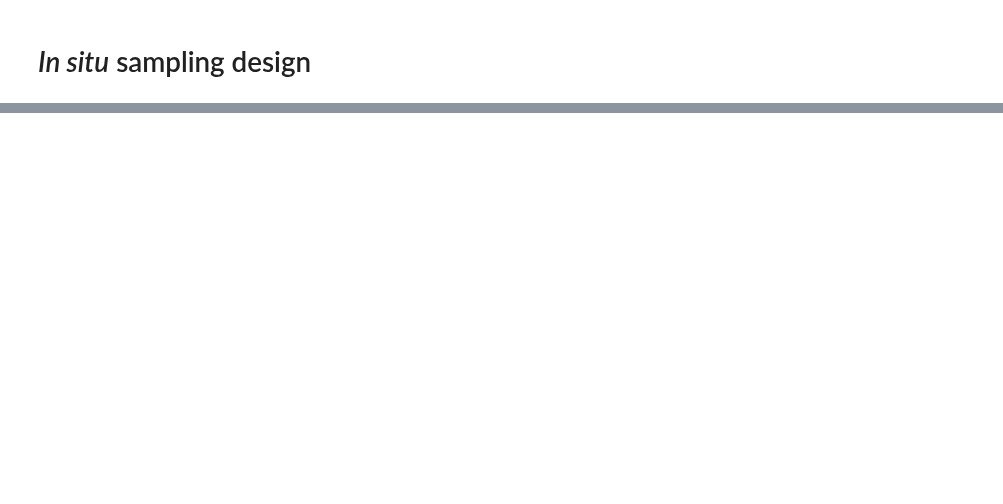
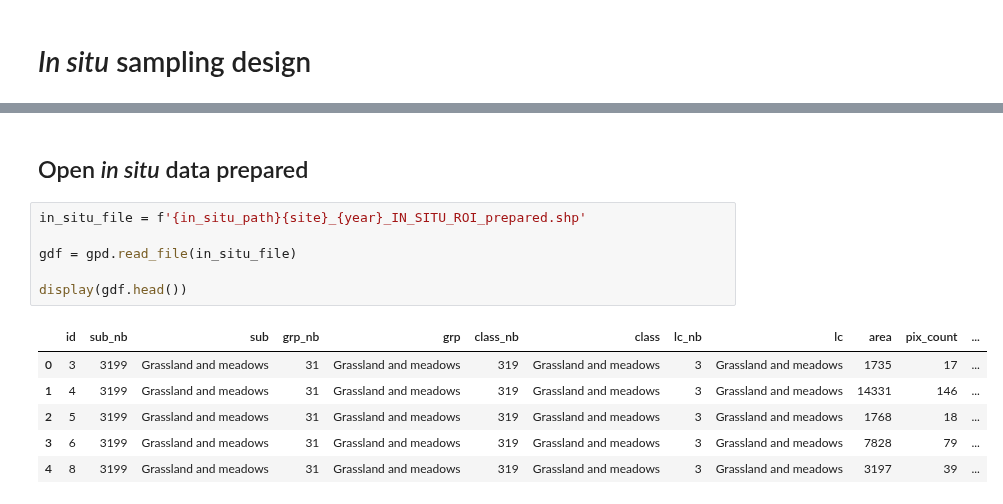
Before and after one commit to nicolasdeffense/eo-toolbox, a Jupyter notebook: notebooks/7_Classification/in_situ_sampling_design.ipynb, the cells around one changed output, grey strips where cells are left out. Saved outputs shown, nothing was run; the diff lists cells and outputs as text; blank space fills up the shorter version.

```diff
--- a/notebooks/7_Classification/in_situ_sampling_design.ipynb
+++ b/notebooks/7_Classification/in_situ_sampling_design.ipynb
@@ -355,0 +46,15 @@ classes_strategy_all.to_csv(csv_strategies, index=False, sep=';')
+# %% [markdown]
+## Open *in situ* data prepared
+# %%
+in_situ_file = f'{in_situ_path}{site}_{year}_IN_SITU_ROI_prepared.shp'
+
+gdf = gpd.read_file(in_situ_file)
+
+display(gdf.head())
+# %% [output]
+|  | id | sub_nb | sub | grp_nb | grp | class_nb | class | lc_nb | lc | area | pix_count | ... |
+| 0 | 3 | 3199 | Grassland and meadows | 31 | Grassland and meadows | 319 | Grassland and meadows | 3 | Grassland and meadows | 1735 | 17 | ... |
+| 1 | 4 | 3199 | Grassland and meadows | 31 | Grassland and meadows | 319 | Grassland and meadows | 3 | Grassland and meadows | 14331 | 146 | ... |
+| 2 | 5 | 3199 | Grassland and meadows | 31 | Grassland and meadows | 319 | Grassland and meadows | 3 | Grassland and meadows | 1768 | 18 | ... |
+| 3 | 6 | 3199 | Grassland and meadows | 31 | Grassland and meadows | 319 | Grassland and meadows | 3 | Grassland and meadows | 7828 | 79 | ... |
+| 4 | 8 | 3199 | Grassland and meadows | 31 | Grassland and meadows | 319 | Grassland and meadows | 3 | Grassland and meadows | 3197 | 39 | ... |
```
Also changed, not shown: parts of 42 cells of this notebook, 8 other files.
